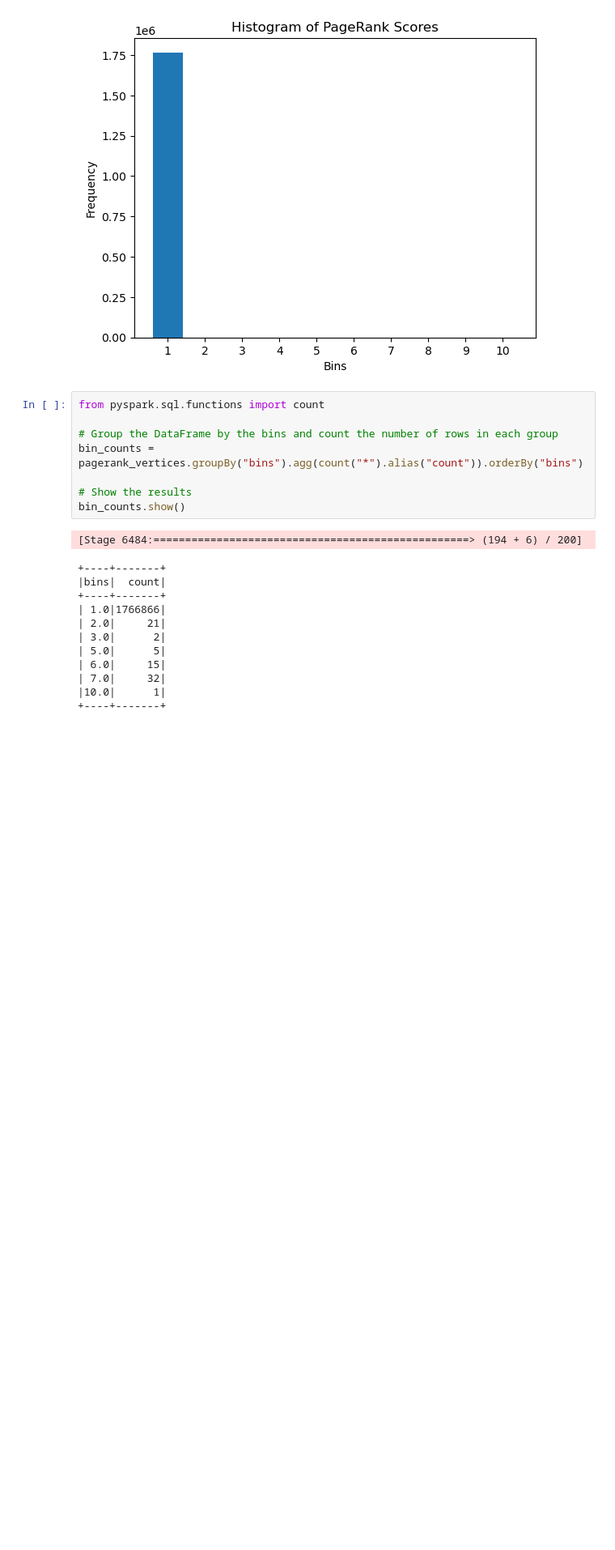
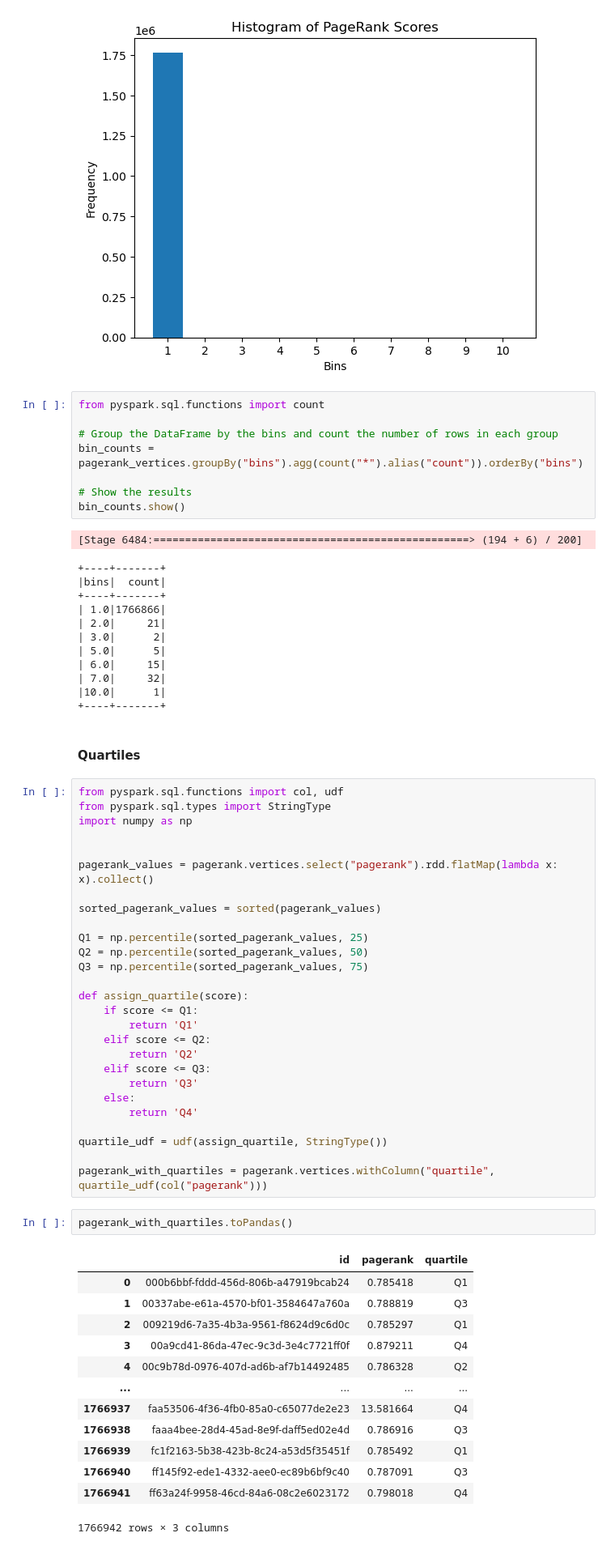
Before and after one commit to MBrend15/Public_Project_Repo, a Jupyter notebook: bam_PR.ipynb, the cells around one changed output. Shown at 81% size. Cells and saved outputs as stored; diff of their text form; blank space fills up the shorter version.

```diff
--- a/bam_PR.ipynb
+++ b/bam_PR.ipynb
@@ -445,3 +429,48 @@ bin_counts.show()
 | 7.0|     32|
 |10.0|      1|
 +----+-------+
+# %% [markdown]
+#### Quartiles
+# %%
+from pyspark.sql.functions import col, udf
+from pyspark.sql.types import StringType
+import numpy as np
+
+
+pagerank_values = pagerank.vertices.select("pagerank").rdd.flatMap(lambda x: x).collect()
+
+sorted_pagerank_values = sorted(pagerank_values)
+
+Q1 = np.percentile(sorted_pagerank_values, 25)
+Q2 = np.percentile(sorted_pagerank_values, 50)
+Q3 = np.percentile(sorted_pagerank_values, 75)
+
+def assign_quartile(score):
+    if score <= Q1:
+        return 'Q1'
+    elif score <= Q2:
+        return 'Q2'
+    elif score <= Q3:
+        return 'Q3'
+    else:
+        return 'Q4'
+
+quartile_udf = udf(assign_quartile, StringType())
+
+pagerank_with_quartiles = pagerank.vertices.withColumn("quartile", quartile_udf(col("pagerank")))
+# %%
+pagerank_with_quartiles.toPandas()
+# %% [output]
+|  | id | pagerank | quartile |
+| 0 | 000b6bbf-fddd-456d-806b-a47919bcab24 | 0.785418 | Q1 |
+| 1 | 00337abe-e61a-4570-bf01-3584647a760a | 0.788819 | Q3 |
+| 2 | 009219d6-7a35-4b3a-9561-f8624d9c6d0c | 0.785297 | Q1 |
+| 3 | 00a9cd41-86da-47ec-9c3d-3e4c7721ff0f | 0.879211 | Q4 |
+| 4 | 00c9b78d-0976-407d-ad6b-af7b14492485 | 0.786328 | Q2 |
+| ... | ... | ... | ... |
+| 1766937 | faa53506-4f36-4fb0-85a0-c65077de2e23 | 13.581664 | Q4 |
+| 1766938 | faaa4bee-28d4-45ad-8e9f-daff5ed02e4d | 0.786916 | Q3 |
+| 1766939 | fc1f2163-5b38-423b-8c24-a53d5f35451f | 0.785492 | Q1 |
+| 1766940 | ff145f92-ede1-4332-aee0-ec89b6bf9c40 | 0.787091 | Q3 |
+| 1766941 | ff63a24f-9958-46cd-84a6-08c2e6023172 | 0.798018 | Q4 |
+1766942 rows × 3 columns
```
Also changed, not shown: parts of 7 cells of this notebook, 2 other files.
